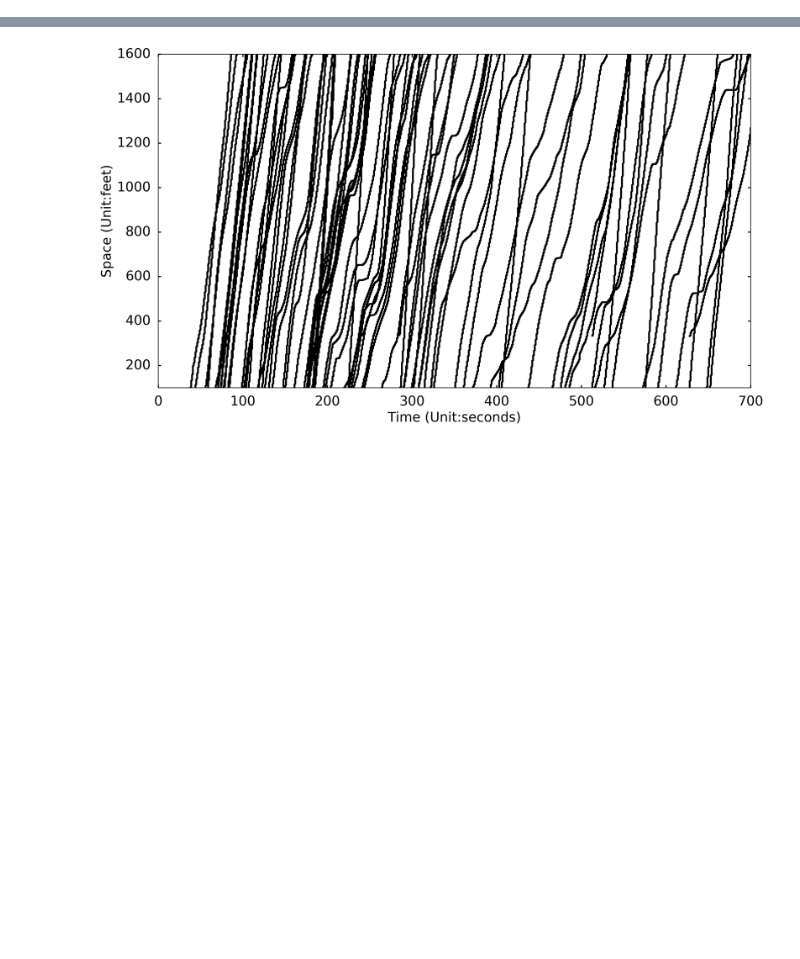
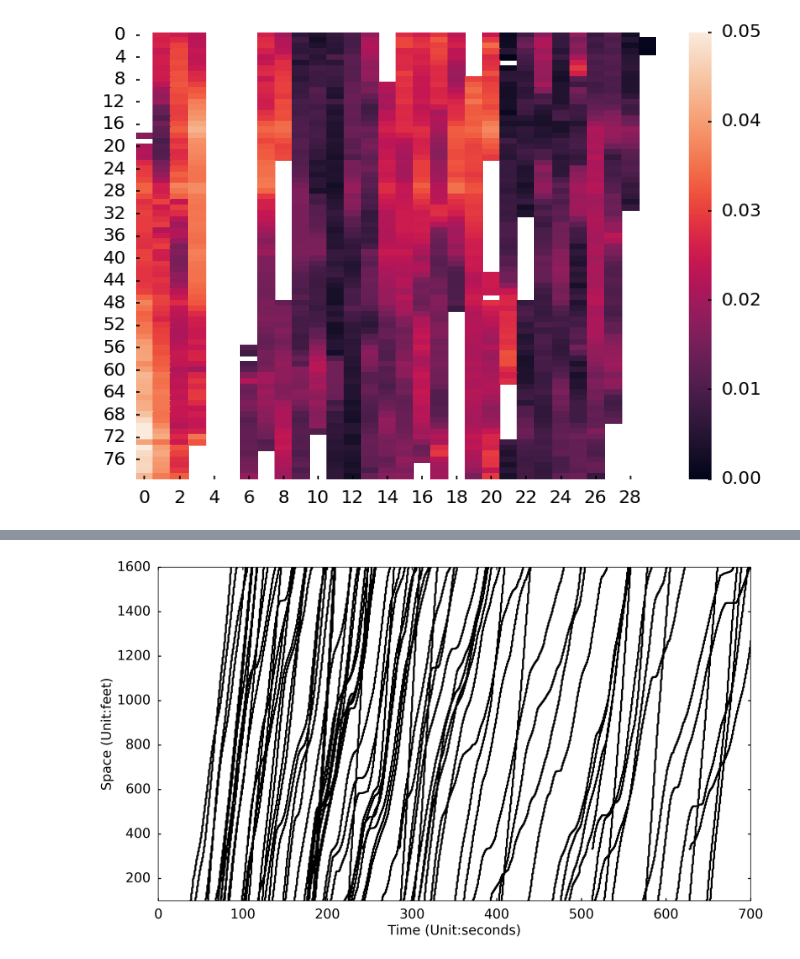
Before and after one commit to Lemma1/NGSIM-interface, a Jupyter notebook: src/test_ngism_lib.ipynb, the cells around one changed output, grey strips where cells are left out. Drawn from its saved outputs; the diff is of its cells as text; code cells hidden in the pictures; blank space fills up the shorter version.

```diff
--- a/src/test_ngism_lib.ipynb
+++ b/src/test_ngism_lib.ipynb
@@ -37,0 +150,3 @@ print time.time() - t
+# %%
+m3 = mesh(num_spatial_cells = 80, num_temporal_cells = 30, num_lane = 6)
+m3.init_mesh(Y_MIN, Y_MAX, TIME_MIN, TIME_MAX)
@@ -37,0 +155,2 @@ print time.time() - t
+# %%
+m3.update_qkv2()
@@ -37,0 +185,4 @@ print time.time() - t
+# %%
+ax = sns.heatmap(m3.lane_qkv[5][2], vmin=0, vmax=0.05)
+# %% [output]
+[figure, added]
```
Also changed, not shown: parts of 25 cells of this notebook, 1 other file.
